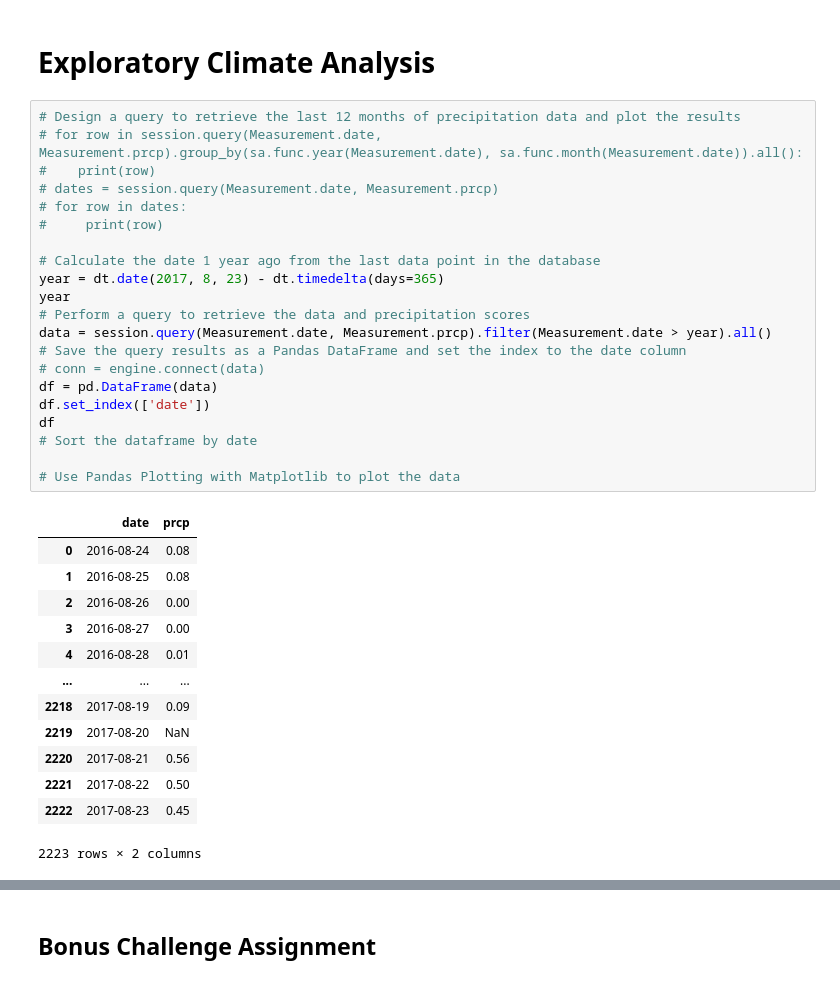
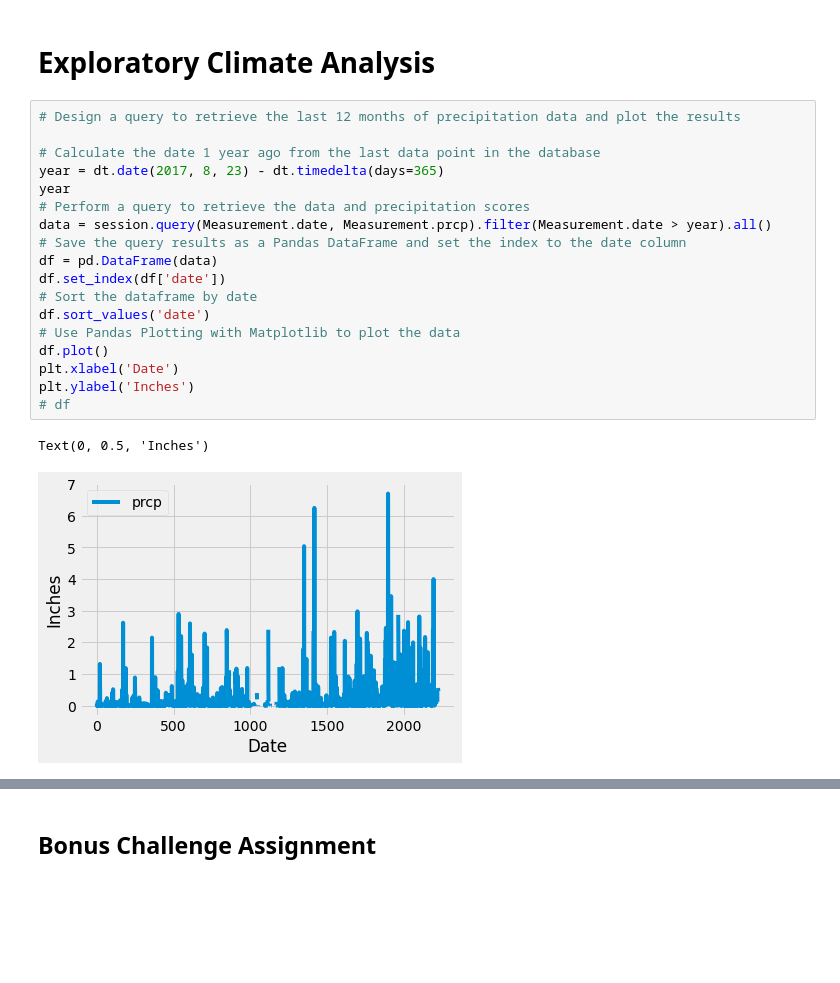
Before and after one commit to SybileC/Hawaii-Climate-Analysis-App, a Jupyter notebook: climate_starter.ipynb, the cells around one changed output, grey strips where cells are left out. Saved outputs shown, nothing was run; the diff lists cells and outputs as text; blank space fills up the shorter version.

```diff
--- a/climate_starter.ipynb
+++ b/climate_starter.ipynb
@@ -62,38 +62,24 @@ session = Session(bind=engine)
 # Exploratory Climate Analysis
 # %%
 # Design a query to retrieve the last 12 months of precipitation data and plot the results
-# for row in session.query(Measurement.date, Measurement.prcp).group_by(sa.func.year(Measurement.date), sa.func.month(Measurement.date)).all():
-#    print(row)
-# dates = session.query(Measurement.date, Measurement.prcp)
-# for row in dates:
-#     print(row)
 
 # Calculate the date 1 year ago from the last data point in the database
 year = dt.date(2017, 8, 23) - dt.timedelta(days=365)
 year
 # Perform a query to retrieve the data and precipitation scores
 data = session.query(Measurement.date, Measurement.prcp).filter(Measurement.date > year).all()
 # Save the query results as a Pandas DataFrame and set the index to the date column
-# conn = engine.connect(data)
 df = pd.DataFrame(data)
-df.set_index(['date'])
-df
+df.set_index(df['date'])
 # Sort the dataframe by date
-
+df.sort_values('date')
 # Use Pandas Plotting with Matplotlib to plot the data
+df.plot()
+plt.xlabel('Date')
+plt.ylabel('Inches')
+# df
 # %% [output]
-|  | date | prcp |
-| 0 | 2016-08-24 | 0.08 |
-| 1 | 2016-08-25 | 0.08 |
-| 2 | 2016-08-26 | 0.00 |
-| 3 | 2016-08-27 | 0.00 |
-| 4 | 2016-08-28 | 0.01 |
-| ... | ... | ... |
-| 2218 | 2017-08-19 | 0.09 |
-| 2219 | 2017-08-20 | NaN |
-| 2220 | 2017-08-21 | 0.56 |
-| 2221 | 2017-08-22 | 0.50 |
-| 2222 | 2017-08-23 | 0.45 |
-2223 rows × 2 columns
+Text(0, 0.5, 'Inches')
+[figure, added]
 # %%
 # Use Pandas to calcualte the summary statistics for the precipitation data
```
Also changed, not shown: parts of 9 cells of this notebook.
